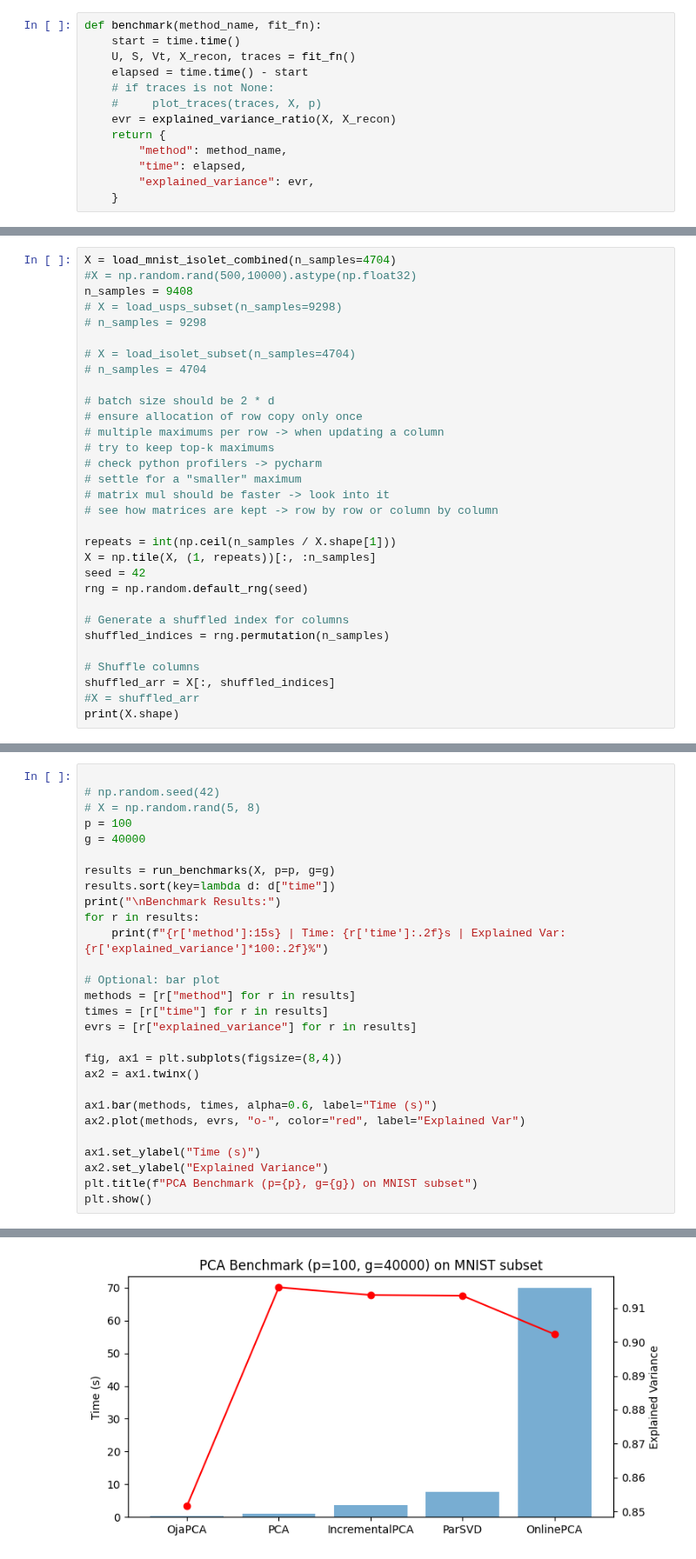
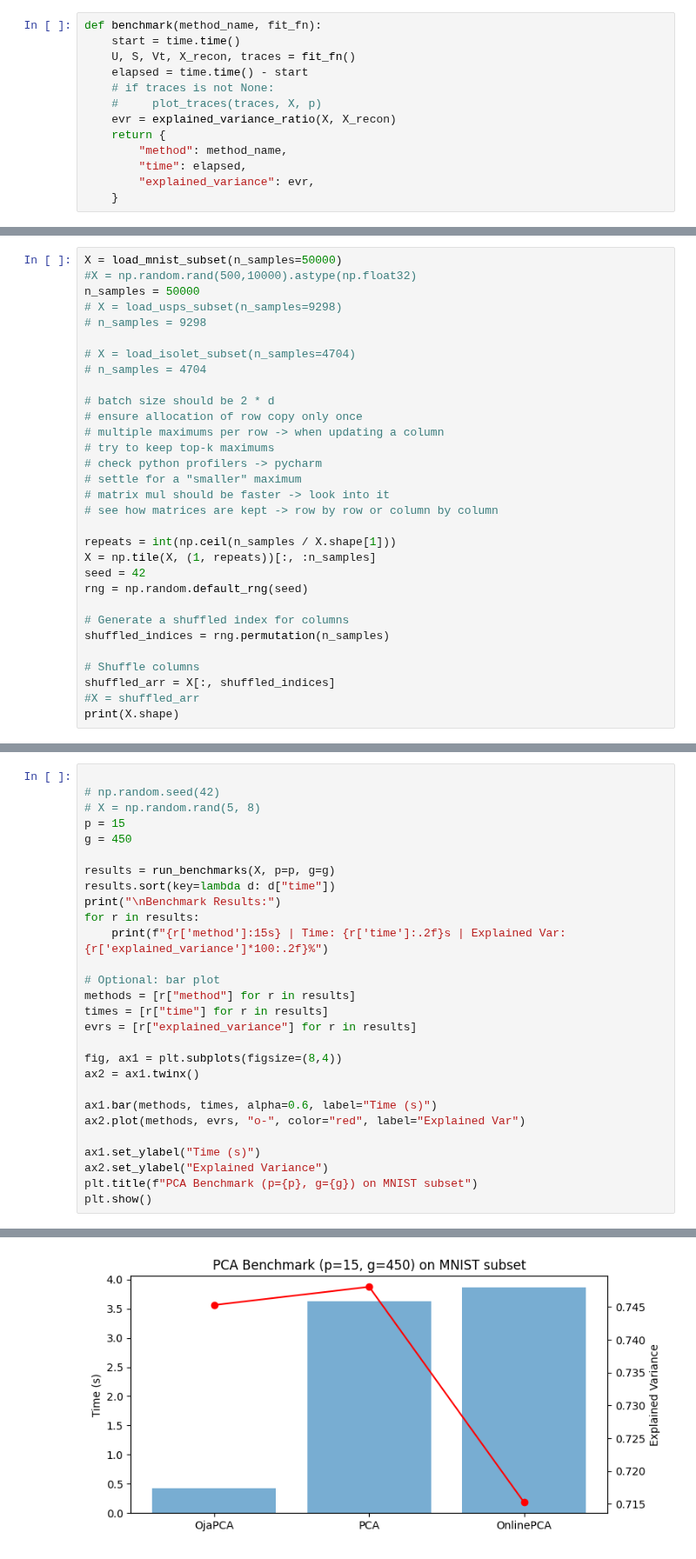
Before and after one commit to serafimalex/online-pca, a Jupyter notebook: benchmarking.ipynb, the cells around one changed output, grey strips where cells are left out. Shown at 87% size. Saved outputs shown, nothing was run; the diff lists cells and outputs as text.

```diff
--- a/benchmarking.ipynb
+++ b/benchmarking.ipynb
@@ -356,8 +355,8 @@ def run_benchmarks(X, p=50, g=200):
     return results
 # %%
-X = load_mnist_isolet_combined(n_samples=4704)
+X = load_mnist_subset(n_samples=50000)
 #X = np.random.rand(500,10000).astype(np.float32)
-n_samples = 9408
+n_samples = 50000
 # X = load_usps_subset(n_samples=9298)
 # n_samples = 9298
 
@@ -393,8 +390,8 @@ print(X.shape)
 
 # np.random.seed(42)
 # X = np.random.rand(5, 8)
-p = 100
-g = 40000
+p = 15
+g = 450
 
 results = run_benchmarks(X, p=p, g=g)
 results.sort(key=lambda d: d["time"])
@@ -464,4 +439,4 @@ OnlinePCA       | Time: 69.94s | Explained Var: 90.23%
-[figure, old version]
+[figure, new version]
 # %%
 def plot_benchmark(results, p, g, *, highlight=None, order='given', rotation=28):
     methods = [r["method"] for r in results]
```
Also changed, not shown: parts of 5 cells of this notebook, 17 other files.
